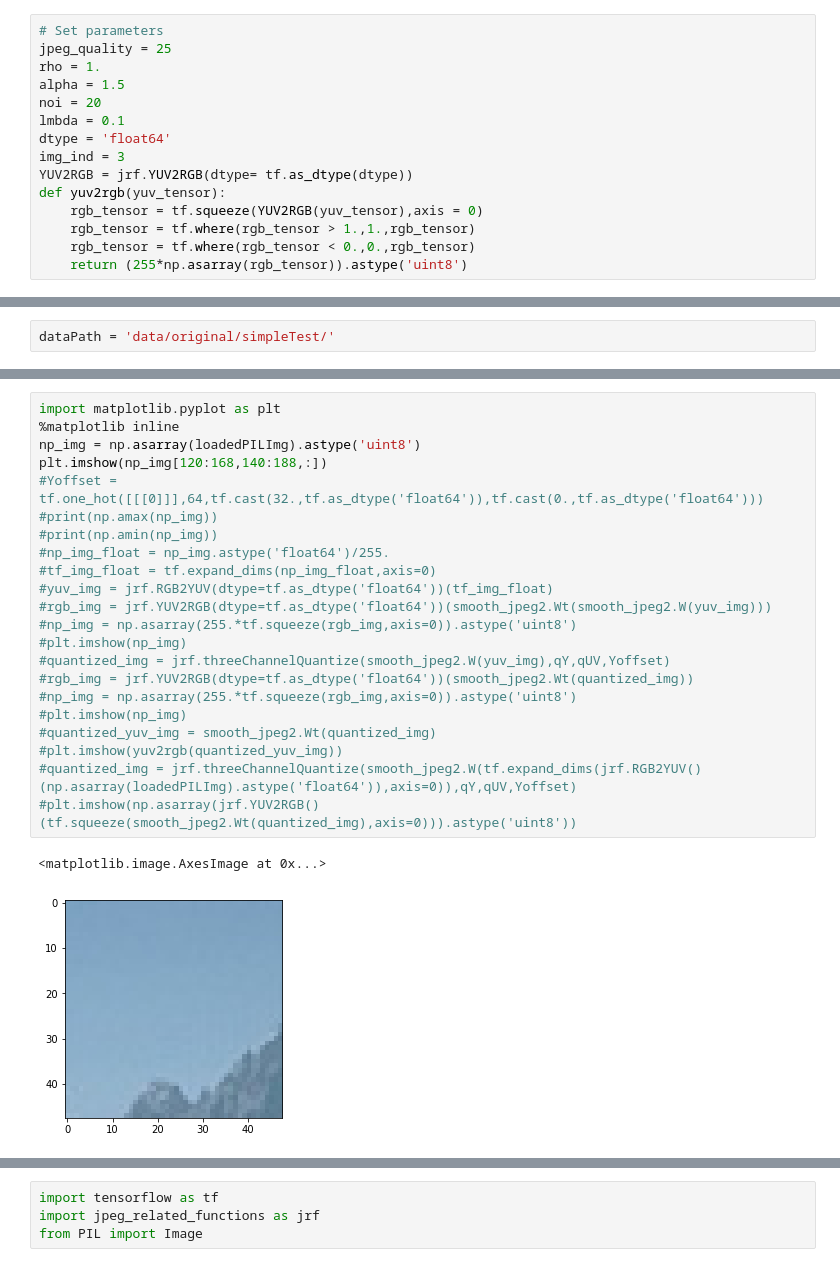
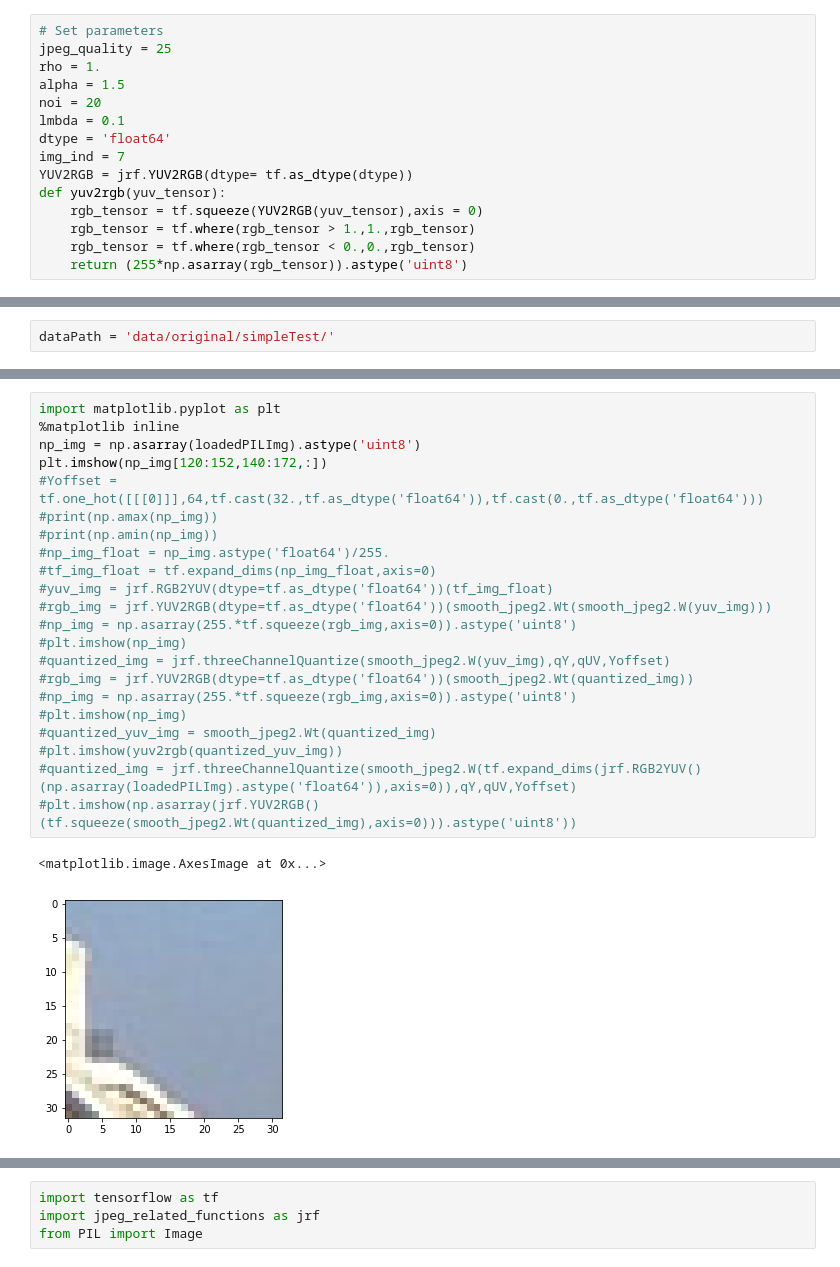
Before and after one commit to lrr0001/ML-onlineCDL-LRU, a Jupyter notebook: jpeg_smoothing_select_param.ipynb, the cells around one changed output, grey strips where cells are left out. Cells and saved outputs as stored; diff of their text form.

```diff
--- a/jpeg_smoothing_select_param.ipynb
+++ b/jpeg_smoothing_select_param.ipynb
@@ -10,7 +10,7 @@ alpha = 1.5
 noi = 20
 lmbda = 0.1
 dtype = 'float64'
-img_ind = 3
+img_ind = 7
 YUV2RGB = jrf.YUV2RGB(dtype= tf.as_dtype(dtype))
 def yuv2rgb(yuv_tensor):
     rgb_tensor = tf.squeeze(YUV2RGB(yuv_tensor),axis = 0)
@@ -64,27 +64,27 @@ else:
 # %%
 import matplotlib.pyplot as plt
 %matplotlib inline
 np_img = np.asarray(loadedPILImg).astype('uint8')
-plt.imshow(np_img[120:168,140:188,:])
+plt.imshow(np_img[120:152,140:172,:])
 #Yoffset = tf.one_hot([[[0]]],64,tf.cast(32.,tf.as_dtype('float64')),tf.cast(0.,tf.as_dtype('float64')))
 #print(np.amax(np_img))
 #print(np.amin(np_img))
 #np_img_float = np_img.astype('float64')/255.
 #tf_img_float = tf.expand_dims(np_img_float,axis=0)
 #yuv_img = jrf.RGB2YUV(dtype=tf.as_dtype('float64'))(tf_img_float)
 #rgb_img = jrf.YUV2RGB(dtype=tf.as_dtype('float64'))(smooth_jpeg2.Wt(smooth_jpeg2.W(yuv_img)))
 #np_img = np.asarray(255.*tf.squeeze(rgb_img,axis=0)).astype('uint8')
 #plt.imshow(np_img)
 #quantized_img = jrf.threeChannelQuantize(smooth_jpeg2.W(yuv_img),qY,qUV,Yoffset)
 #rgb_img = jrf.YUV2RGB(dtype=tf.as_dtype('float64'))(smooth_jpeg2.Wt(quantized_img))
 #np_img = np.asarray(255.*tf.squeeze(rgb_img,axis=0)).astype('uint8')
 #plt.imshow(np_img)
 #quantized_yuv_img = smooth_jpeg2.Wt(quantized_img)
 #plt.imshow(yuv2rgb(quantized_yuv_img))
 #quantized_img = jrf.threeChannelQuantize(smooth_jpeg2.W(tf.expand_dims(jrf.RGB2YUV()(np.asarray(loadedPILImg).astype('float64')),axis=0)),qY,qUV,Yoffset)
 #plt.imshow(np.asarray(jrf.YUV2RGB()(tf.squeeze(smooth_jpeg2.Wt(quantized_img),axis=0))).astype('uint8'))
 # %% [output]
 <matplotlib.image.AxesImage at 0x...>
-[figure, old version]
+[figure, new version]
 # %%
 ci = yuv2rgb(compressedImg)
```
Also changed, not shown: parts of 4 cells of this notebook, 11 other files.
